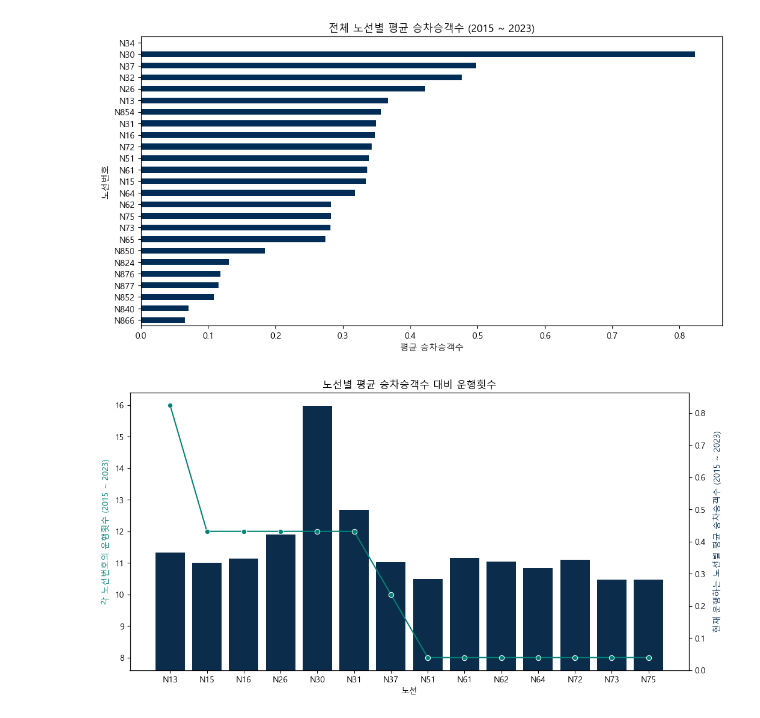
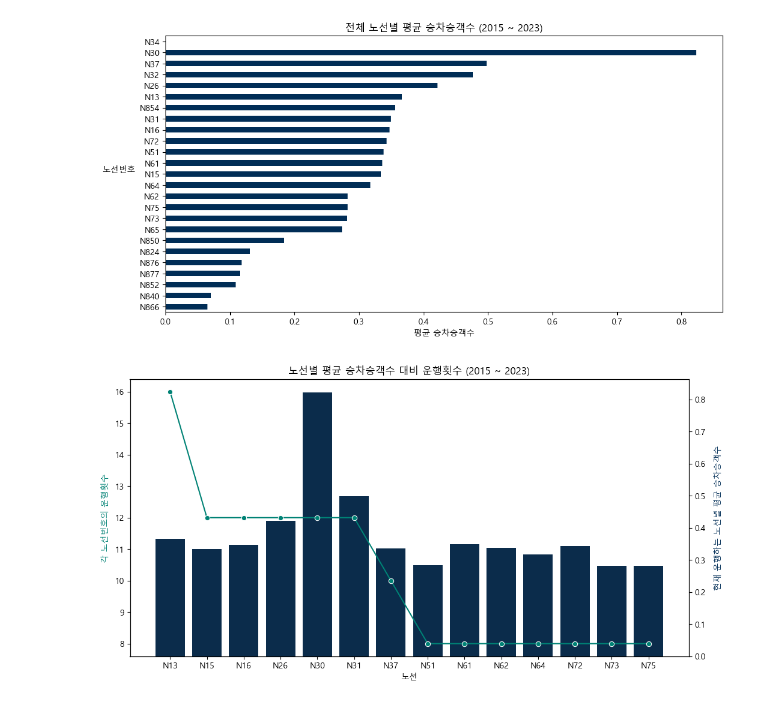
Before and after one commit to YouYeDam/BigData, a Jupyter notebook: NBusLine2.ipynb, the cells around one changed output. Cells and saved outputs as stored; diff of their text form; code cells hidden in the pictures.

```diff
--- a/NBusLine2.ipynb
+++ b/NBusLine2.ipynb
@@ -63,40 +63,39 @@ overall_average = overall_average_df.mean(axis=1)
 plt.figure(figsize=(12, 6))
 ax = overall_average.sort_values().plot(kind='barh', color='#002D56')
 ax.set_facecolor('white')
 plt.gcf().set_facecolor('white')
 plt.title('전체 노선별 평균 승차승객수 (2015 ~ 2023)')
 plt.xlabel('평균 승차승객수')
-plt.ylabel('노선번호')
+plt.ylabel('노선번호', rotation=0, labelpad=25)
 
 plt.show()
 
 # 모든 노선번호에 대한 평균값 계산 (현재 운행하는 노선만)
 target_overall_average = target_average_df.mean(axis=1)
 
 # 각 노선번호 운행횟수 추출
 first_encounter_operation_count = df.groupby('노선번호')['일일운행횟수'].first()
 
 sorted_first_encounter_operation_count = first_encounter_operation_count.sort_values(ascending=False)
 
 # 시각화 - 평균 승차승객수 대비 운행횟수
 fig, ax1 = plt.subplots(figsize=(12, 6))
 sns.barplot(x=target_routes, y=target_overall_average, color='#002D56', ax=ax1)
 ax2 = ax1.twinx()
 ax2.yaxis.tick_left()
 ax1.yaxis.tick_right()
 sns.lineplot(x=target_routes, y=sorted_first_encounter_operation_count, color='#008275', marker='o', ax=ax2)
-ax1.set_title('노선별 평균 승차승객수 대비 운행횟수')
+ax1.set_title('노선별 평균 승차승객수 대비 운행횟수 (2015 ~ 2023)')
 ax1.set_xlabel('노선')
-ax1.set_ylabel('현재 운행하는 노선별 평균 승차승객수 (2015 ~ 2023)', color='#002D56')
-ax2.set_ylabel('각 노선번호의 운행횟수 (2015 ~ 2023)', color='#008275')
+ax1.set_ylabel('현재 운행하는 노선별 평균 승차승객수', color='#002D56')
+ax2.set_ylabel('각 노선번호의 운행횟수', color='#008275')
 ax1.yaxis.set_label_coords(1.06, 0.5)
 ax2.yaxis.set_label_coords(-0.05, 0.5)
 
-# Show the plot
 plt.show()
 # %% [output]
-[figure, old version]
+[figure, new version]
-[figure, old version]
+[figure, new version]
 # %%
 import os
 import pandas as pd
```
Also changed, not shown: parts of 2 cells of this notebook.
